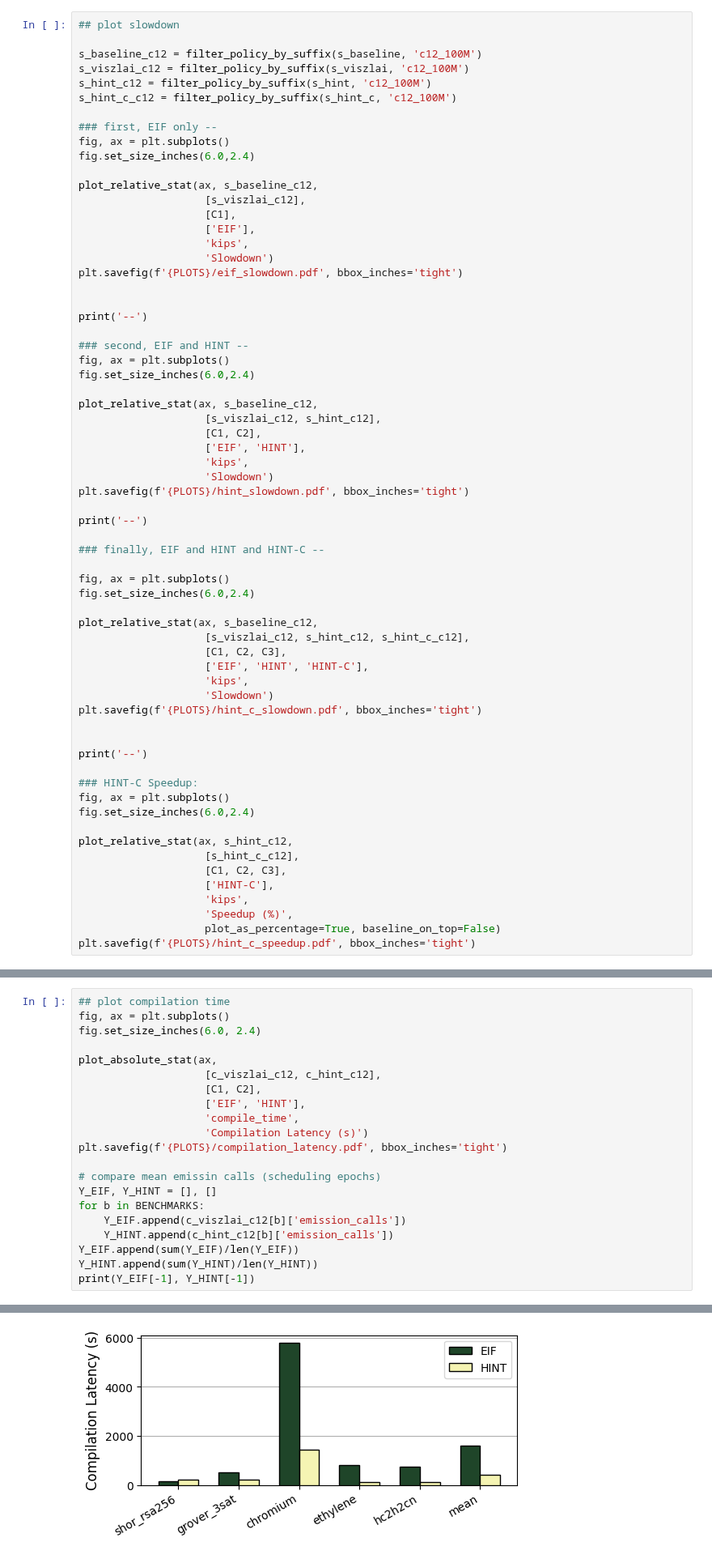
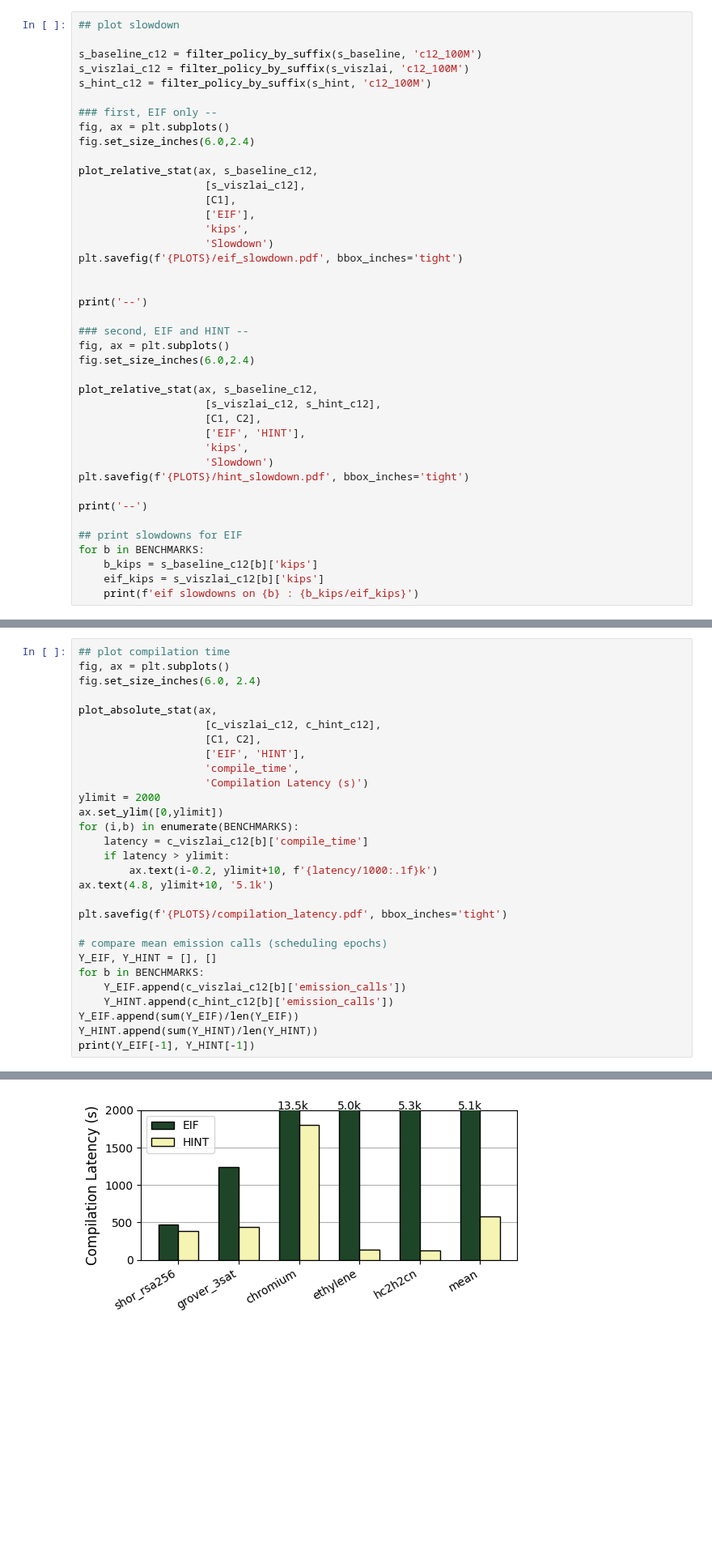
Before and after one commit to suhaskvittal/quicksilver, a Jupyter notebook: scripts/plotting.ipynb, the cells around one changed output, grey strips where cells are left out. Shown at 81% size. Saved outputs shown, nothing was run; the diff lists cells and outputs as text; blank space fills up the shorter version.

```diff
--- a/scripts/plotting.ipynb
+++ b/scripts/plotting.ipynb
@@ -118,7 +120,6 @@ s_hint_c = get_simulation_policy_results('hint_c', S_DATA_FOLDER)
 s_baseline_c12 = filter_policy_by_suffix(s_baseline, 'c12_100M')
 s_viszlai_c12 = filter_policy_by_suffix(s_viszlai, 'c12_100M')
 s_hint_c12 = filter_policy_by_suffix(s_hint, 'c12_100M')
-s_hint_c_c12 = filter_policy_by_suffix(s_hint_c, 'c12_100M')
 
 ### first, EIF only --
 fig, ax = plt.subplots()
@@ -149,32 +150,9 @@ plt.savefig(f'{PLOTS}/hint_slowdown.pdf', bbox_inches='tight')
 
 print('--')
 
-### finally, EIF and HINT and HINT-C --
-
-fig, ax = plt.subplots()
-fig.set_size_inches(6.0,2.4)
-
-plot_relative_stat(ax, s_baseline_c12,
-                    [s_viszlai_c12, s_hint_c12, s_hint_c_c12],
-                    [C1, C2, C3],
-                    ['EIF', 'HINT', 'HINT-C'],
-                    'kips',
-                    'Slowdown')
-plt.savefig(f'{PLOTS}/hint_c_slowdown.pdf', bbox_inches='tight')
-
-
-print('--')
-
-### HINT-C Speedup:
-fig, ax = plt.subplots()
-fig.set_size_inches(6.0,2.4)
-
-plot_relative_stat(ax, s_hint_c12,
-                    [s_hint_c_c12],
-                    [C1, C2, C3],
-                    ['HINT-C'],
-                    'kips',
-                    'Speedup (%)',
-                    plot_as_percentage=True, baseline_on_top=False)
-plt.savefig(f'{PLOTS}/hint_c_speedup.pdf', bbox_inches='tight')
+## print slowdowns for EIF
+for b in BENCHMARKS:
+    b_kips = s_baseline_c12[b]['kips']
+    eif_kips = s_viszlai_c12[b]['kips']
+    print(f'eif slowdowns on {b} : {b_kips/eif_kips}')
 # %% [output]
@@ -343,9 +306,17 @@ plot_absolute_stat(ax,
                     ['EIF', 'HINT'],
                     'compile_time',
                     'Compilation Latency (s)')
+ylimit = 2000
+ax.set_ylim([0,ylimit])
+for (i,b) in enumerate(BENCHMARKS):
+    latency = c_viszlai_c12[b]['compile_time']
+    if latency > ylimit:
+        ax.text(i-0.2, ylimit+10, f'{latency/1000:.1f}k')
+ax.text(4.8, ylimit+10, '5.1k')
+
 plt.savefig(f'{PLOTS}/compilation_latency.pdf', bbox_inches='tight')
 
-# compare mean emissin calls (scheduling epochs)
+# compare mean emission calls (scheduling epochs)
 Y_EIF, Y_HINT = [], []
 for b in BENCHMARKS:
     Y_EIF.append(c_viszlai_c12[b]['emission_calls'])
@@ -360,4 +331,4 @@ HINT 416.047591 1436.115602
-[figure, old version]
+[figure, new version]
 # %%
 ## plot re-reference
 fig, ax = plt.subplots()
```
Also changed, not shown: parts of 14 cells of this notebook, 6 other files.
